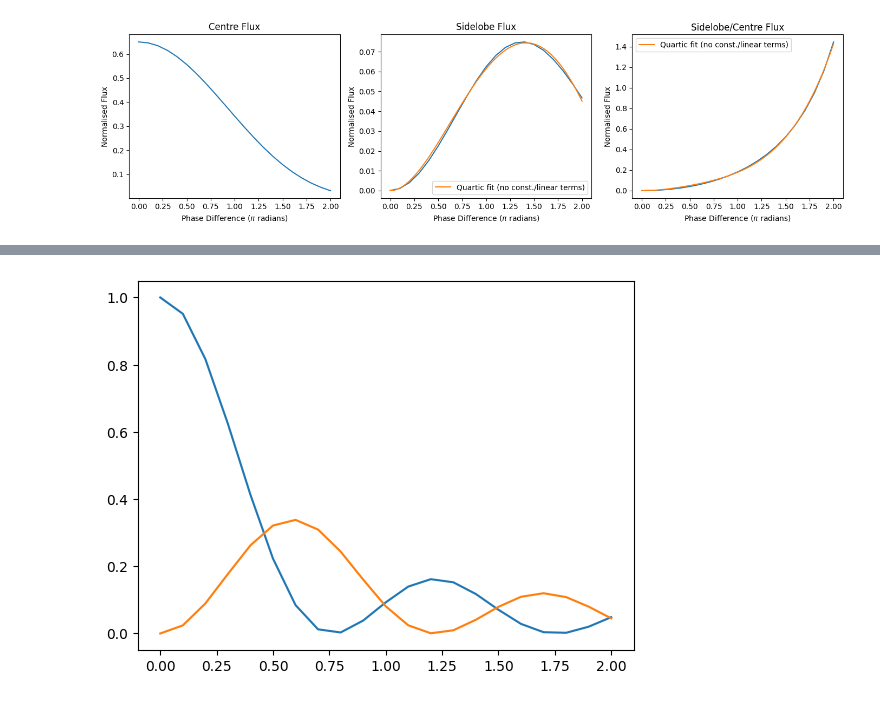
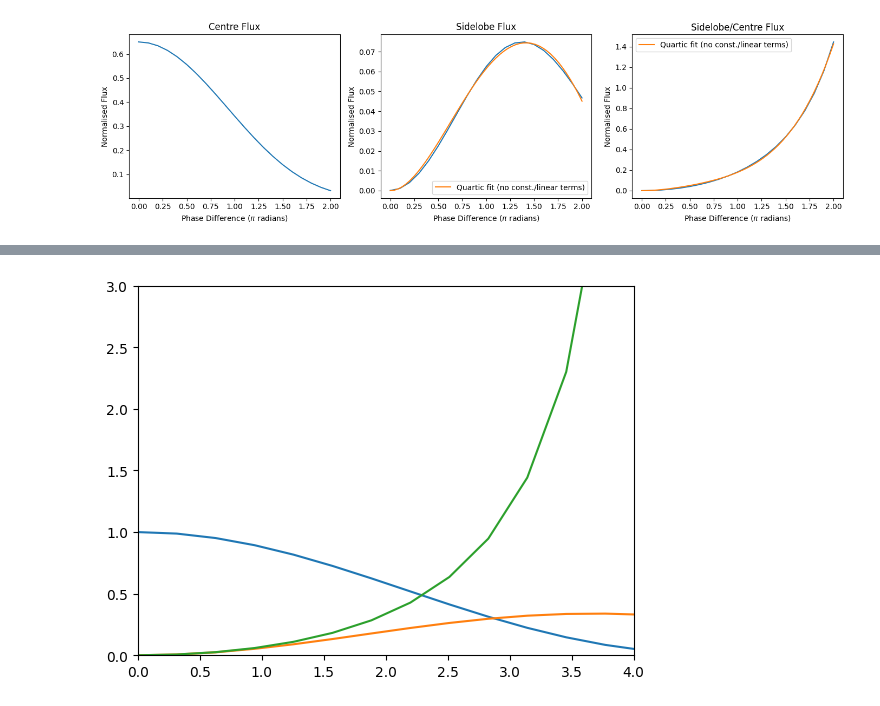
Before and after one commit to milolangker/honours, a Jupyter notebook: wk6/sidelobes/layers/fluxes.ipynb, the cells around one changed output, grey strips where cells are left out. Cells and saved outputs as stored; diff of their text form; code cells hidden in the pictures.

```diff
--- a/wk6/sidelobes/layers/fluxes.ipynb
+++ b/wk6/sidelobes/layers/fluxes.ipynb
@@ -230,6 +247,9 @@ from scipy.special import jv
 # %%
-plt.plot(differences/np.pi, np.abs(jv(0, differences))**2)
-plt.plot(differences/np.pi, np.abs(jv(1, differences))**2)
+plt.plot(differences, np.abs(jv(0, differences/2))**2)
+plt.plot(differences, np.abs(jv(1, differences/2))**2)
+plt.plot(differences, (jv(1, differences/2)/jv(0,differences/2))**2)
+plt.xlim(0,4)
+plt.ylim(0,3)
 plt.show()
 # %% [output]
-[figure, old version]
+[figure, new version]
```
Also changed, not shown: parts of 4 cells of this notebook, 2 other files.
